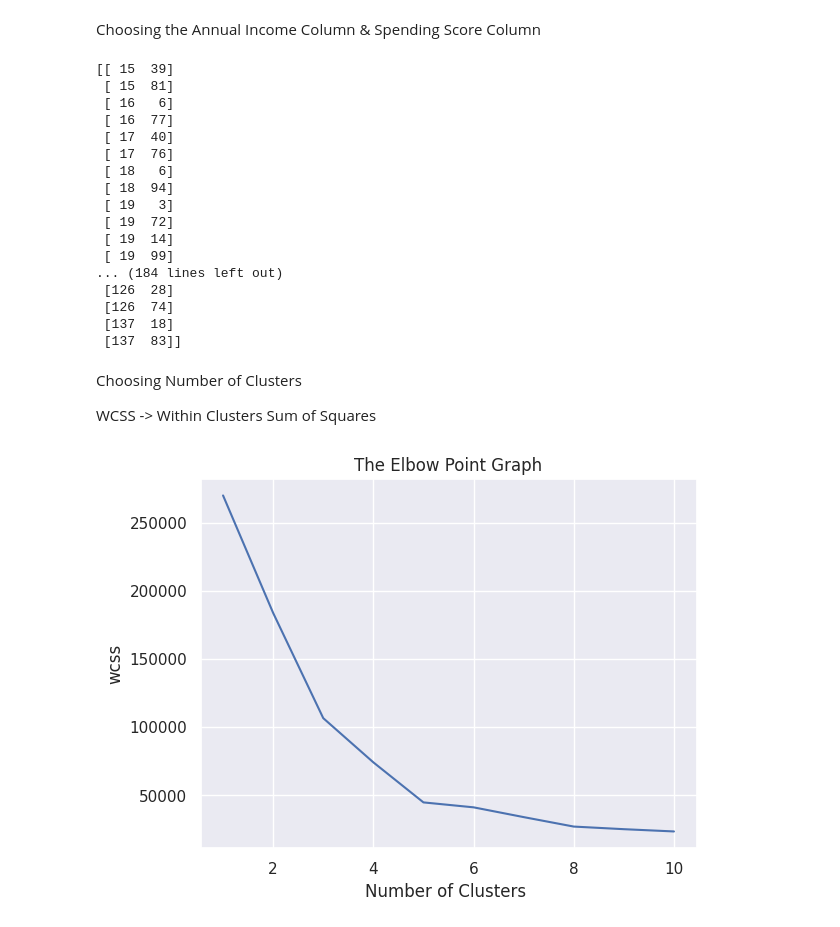
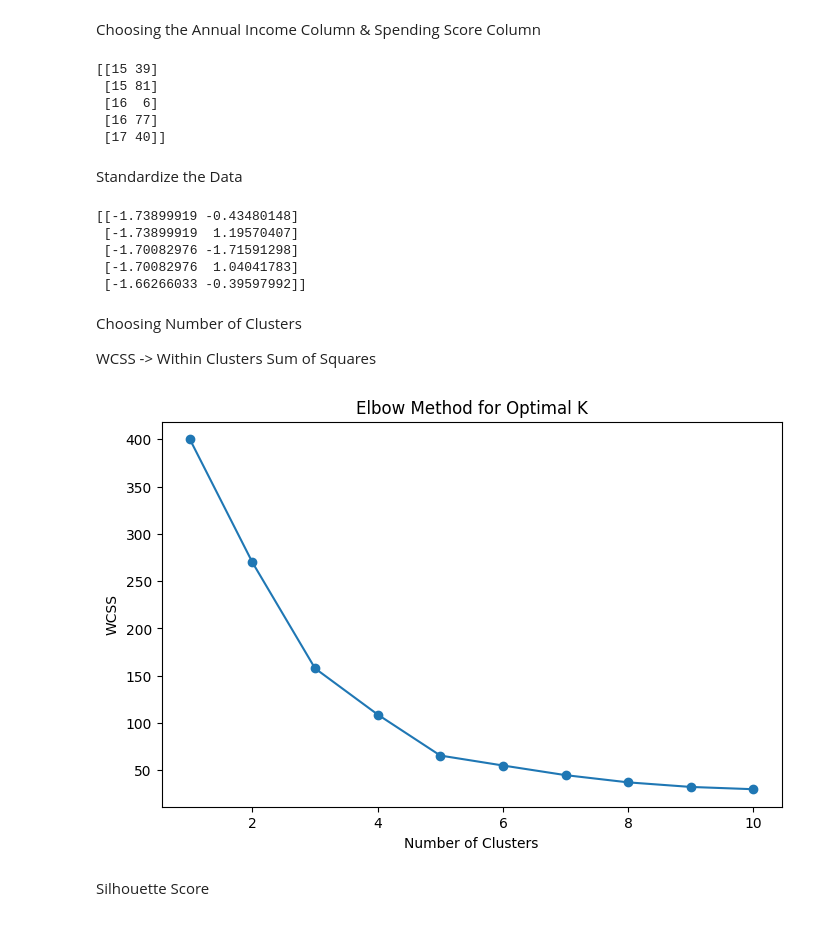
Before and after one commit to drakshaa/Customer-Intelligence-Marketing-Segmentation-Analytics, a Jupyter notebook: Customer_Segmentation_Using_K_Means_Clustering.ipynb, the cells around one changed output. Saved outputs shown, nothing was run; the diff lists cells and outputs as text; code cells hidden in the pictures.

```diff
--- a/Customer_Segmentation_Using_K_Means_Clustering.ipynb
+++ b/Customer_Segmentation_Using_K_Means_Clustering.ipynb
@@ -62,23 +162,30 @@ X = customer_data.iloc[:,[3,4]].values
+# %%
+# Selecting features for clustering
+X = customer_data[['Annual Income (k$)', 'Spending Score (1-100)']].values
 # %%
-print(X)
+print(X[:5])
 # %% [output]
-[[ 15  39]
- [ 15  81]
- [ 16   6]
- [ 16  77]
- [ 17  40]
- [ 17  76]
- [ 18   6]
- [ 18  94]
- [ 19   3]
- [ 19  72]
- [ 19  14]
- [ 19  99]
-... (184 lines left out)
- [126  28]
- [126  74]
- [137  18]
- [137  83]]
+[[15 39]
+ [15 81]
+ [16  6]
+ [16 77]
+ [17 40]]
+# %% [markdown]
+Standardize the Data
+# %%
+# Standardizing the features
+
+scaler = StandardScaler()
+
+X_scaled = scaler.fit_transform(X)
+
+print(X_scaled[:5])
+# %% [output]
+[[-1.73899919 -0.43480148]
+ [-1.73899919  1.19570407]
+ [-1.70082976 -1.71591298]
+ [-1.70082976  1.04041783]
+ [-1.66266033 -0.39597992]]
 # %% [markdown]
 Choosing Number of Clusters
 
@@ -88,19 +195,35 @@ WCSS -> Within Clusters Sum of Squares
 
 wcss = []
 
-for i in range(1,11):
-  kmeans = KMeans(n_clusters=i, init='k-means++', random_state=42)
-  kmeans.fit(X)
+for i in range(1, 11):
 
-  wcss.append(kmeans.inertia_)
+    kmeans = KMeans(
+        n_clusters=i,
+        init='k-means++',
+        n_init=10,
+        random_state=42
+    )
+
+    kmeans.fit(X_scaled)
+
+    wcss.append(kmeans.inertia_)
 # %%
 # plot an elbow graph
 
-sns.set()
-plt.plot(range(1,11),wcss)
-plt.title('The Elbow Point Graph')
-plt.xlabel('Number of Clusters ')
-plt.ylabel('wcss')
+plt.figure(figsize=(8, 5))
+
+plt.plot(
+    range(1, 11),
+    wcss,
+    marker='o'
+)
+
+plt.title('Elbow Method for Optimal K')
+plt.xlabel('Number of Clusters')
+plt.ylabel('WCSS')
+
 plt.show()
 # %% [output]
-[figure, old version]
+[figure, new version]
+# %% [markdown]
+Silhouette Score
```
Also changed, not shown: parts of 44 cells of this notebook.
